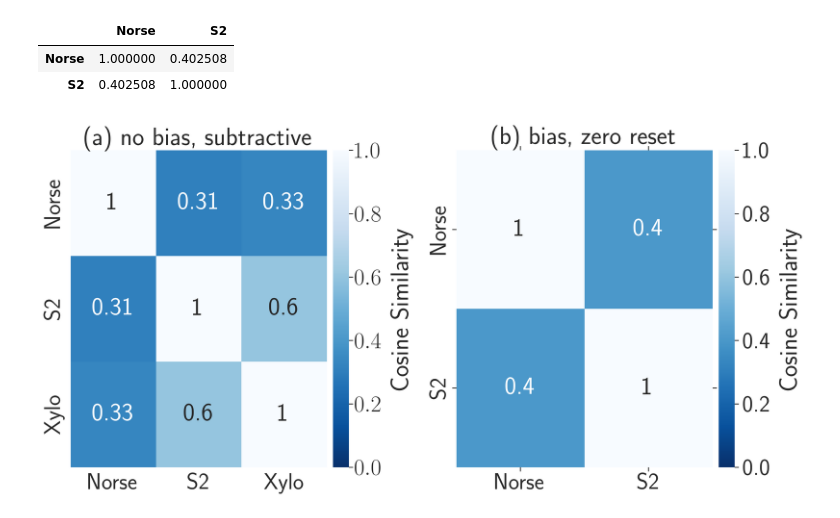
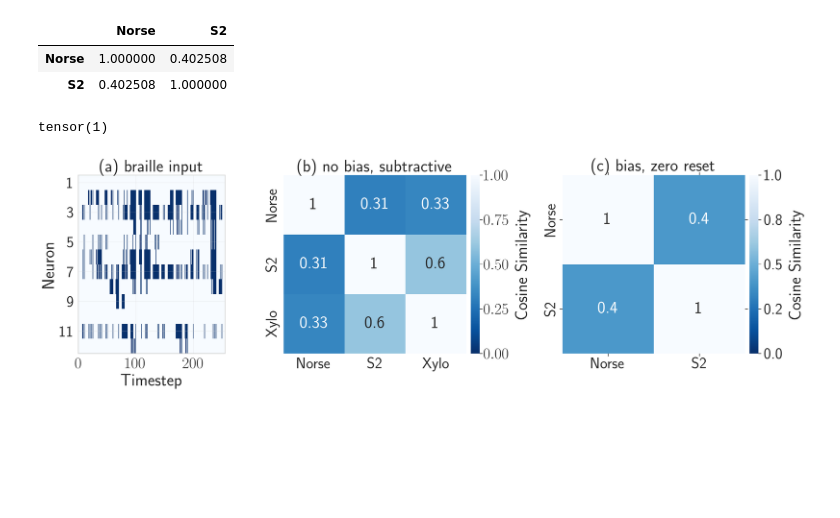
Before and after one commit to neuromorphs/NIR, a Jupyter notebook: paper/03_rnn/plots.ipynb, the cells around one changed output. Saved outputs shown, nothing was run; the diff lists cells and outputs as text; code cells hidden in the pictures; blank space fills up the shorter version.

Commit message:
Improved rnn plot

```diff
--- a/paper/03_rnn/plots.ipynb
+++ b/paper/03_rnn/plots.ipynb
@@ -91,29 +91,43 @@ calculate_similarities(act_zero)
 |  | Norse | S2 |
 | Norse | 1.000000 | 0.402508 |
 | S2 | 0.402508 | 1.000000 |
+# %%
+import torch
+
+d = torch.load("data/ds_test.pt")[0][0]
+# %%
+torch.load("data/ds_test.pt")[0][1]
+# %% [output]
+tensor(1)
 # %%
 plt.style.use("../plots.mplstyle")
 seaborn.set_context("paper", font_scale=3)
 seaborn.set_style("whitegrid")
 
 def plot_similarities(activities, ax):
     divs = calculate_similarities(activities)
     seaborn.heatmap(divs.abs(), ax=ax, cmap="Blues_r", cbar_kws={"pad": 0.02}, annot=True, vmin=0)
 
-f, (a1, a2) = plt.subplots(1, 2, figsize=(12, 6), dpi=300, gridspec_kw={"wspace": 0.25})
+f, (a0, a1, a2) = plt.subplots(1, 3, figsize=(18, 5), dpi=300, width_ratios=[0.25, 0.3, 0.3], gridspec_kw={"wspace": 0.3})
 plot_similarities(act_sub, a1)
 plot_similarities(act_zero, a2)
 
-a1.set_title("(a) no bias, subtractive")
-a2.set_title("(b) bias, zero reset")
+a0.set_title("(a) braille input")
+a1.set_title("(b) no bias, subtractive")
+a2.set_title("(c) bias, zero reset")
+
+a0.imshow(d.T, cmap="Blues", aspect="auto", interpolation="none")
+a0.set_xlabel("Timestep")
+a0.set_ylabel("Neuron")
+a0.set_yticks(range(0, 12, 2), range(1, 13, 2))
 
 a1.collections[0].colorbar.set_label("Cosine Similarity", labelpad=10)
 a2.collections[0].colorbar.set_label("Cosine Similarity", labelpad=10)
 # ax.collections[0].colorbar.ax.yaxis.set_ticks_position("left")
 a2.collections[0].colorbar.ax.yaxis.set_major_formatter(matplotlib.ticker.FormatStrFormatter("%.1f"))
 a2.collections[0].colorbar.ax.tick_params(pad=5)
 a2.xaxis.set_ticks_position("both")
 a2.yaxis.set_ticks_position("both")
 f.savefig("../figures/rnn_similarity.pdf", bbox_inches="tight")
 # %% [output]
-[figure, old version]
+[figure, new version]
```
